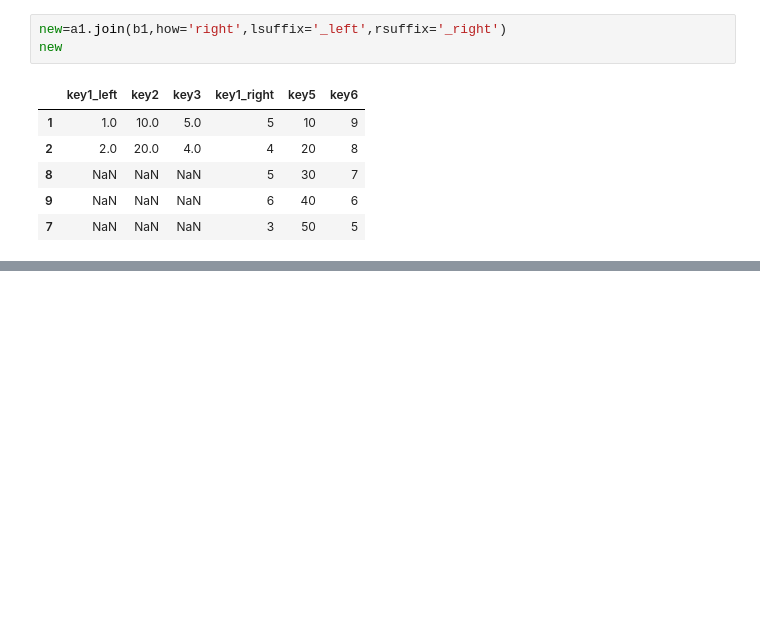
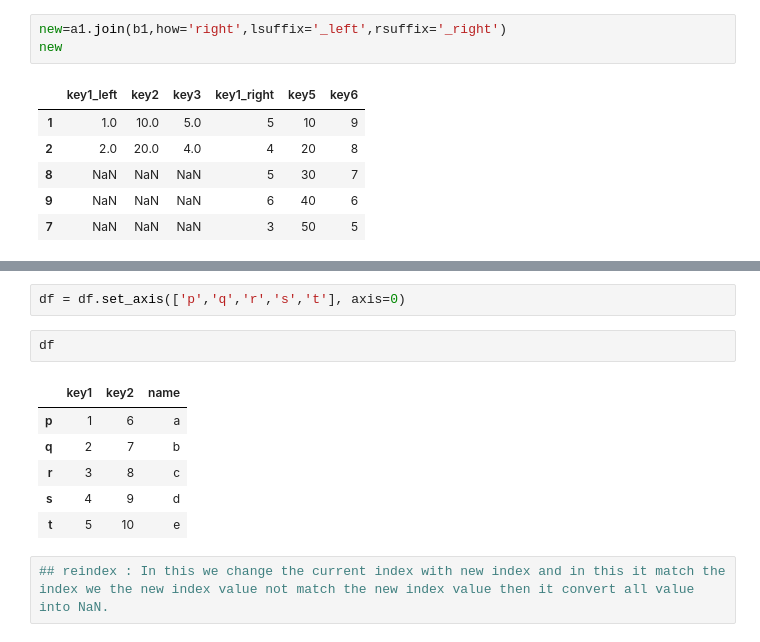
Before and after one commit to Rupeshkumar96/Machine_Learning, a Jupyter notebook: Pandas.ipynb, the cells around one changed output, grey strips where cells are left out. Saved outputs shown, nothing was run; the diff lists cells and outputs as text; blank space fills up the shorter version.

```diff
--- a/Pandas.ipynb
+++ b/Pandas.ipynb
@@ -651,0 +686,13 @@ new
+# %%
+df = df.set_axis(['p','q','r','s','t'], axis=0)
+# %%
+df
+# %% [output]
+|  | key1 | key2 | name |
+| p | 1 | 6 | a |
+| q | 2 | 7 | b |
+| r | 3 | 8 | c |
+| s | 4 | 9 | d |
+| t | 5 | 10 | e |
+# %%
+## reindex : In this we change the current index with new index and in this it match the index we the new index value not match the new index value then it convert all value into NaN.
```
Also changed, not shown: parts of 38 cells of this notebook.
